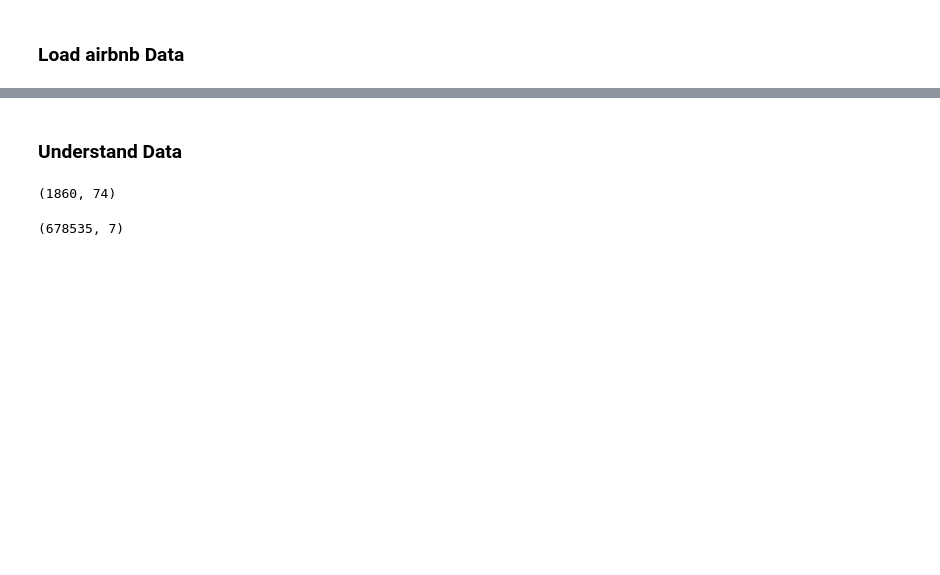
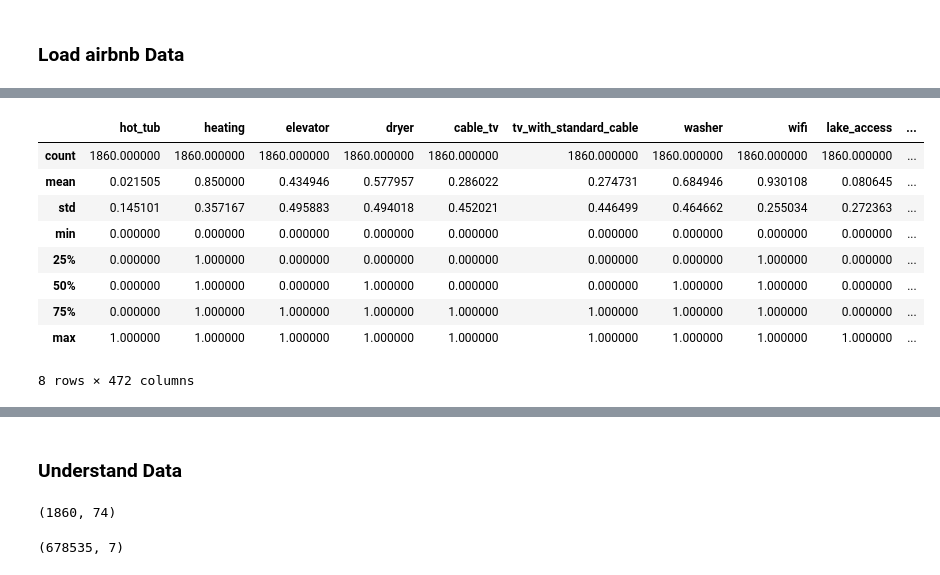
Before and after one commit to dchkeller/airbnbcase, a Jupyter notebook: airbnbcase.ipynb, the cells around one changed output, grey strips where cells are left out. Cells and saved outputs as stored; diff of their text form; code cells hidden in the pictures; blank space fills up the shorter version.

```diff
--- a/airbnbcase.ipynb
+++ b/airbnbcase.ipynb
@@ -38,0 +129,13 @@ reviews = pd.read_csv('./data/airbnb_zurich/reviews.csv')
+# %%
+amenities.describe()
+# %% [output]
+|  | hot_tub | heating | elevator | dryer | cable_tv | tv_with_standard_cable | washer | wifi | lake_access | ... |
+| count | 1860.000000 | 1860.000000 | 1860.000000 | 1860.000000 | 1860.000000 | 1860.000000 | 1860.000000 | 1860.000000 | 1860.000000 | ... |
+| mean | 0.021505 | 0.850000 | 0.434946 | 0.577957 | 0.286022 | 0.274731 | 0.684946 | 0.930108 | 0.080645 | ... |
+| std | 0.145101 | 0.357167 | 0.495883 | 0.494018 | 0.452021 | 0.446499 | 0.464662 | 0.255034 | 0.272363 | ... |
+| min | 0.000000 | 0.000000 | 0.000000 | 0.000000 | 0.000000 | 0.000000 | 0.000000 | 0.000000 | 0.000000 | ... |
+| 25% | 0.000000 | 1.000000 | 0.000000 | 0.000000 | 0.000000 | 0.000000 | 0.000000 | 1.000000 | 0.000000 | ... |
+| 50% | 0.000000 | 1.000000 | 0.000000 | 1.000000 | 0.000000 | 0.000000 | 1.000000 | 1.000000 | 0.000000 | ... |
+| 75% | 0.000000 | 1.000000 | 1.000000 | 1.000000 | 1.000000 | 1.000000 | 1.000000 | 1.000000 | 0.000000 | ... |
+| max | 1.000000 | 1.000000 | 1.000000 | 1.000000 | 1.000000 | 1.000000 | 1.000000 | 1.000000 | 1.000000 | ... |
+8 rows × 472 columns
```
Also changed, not shown: parts of 45 cells of this notebook.
